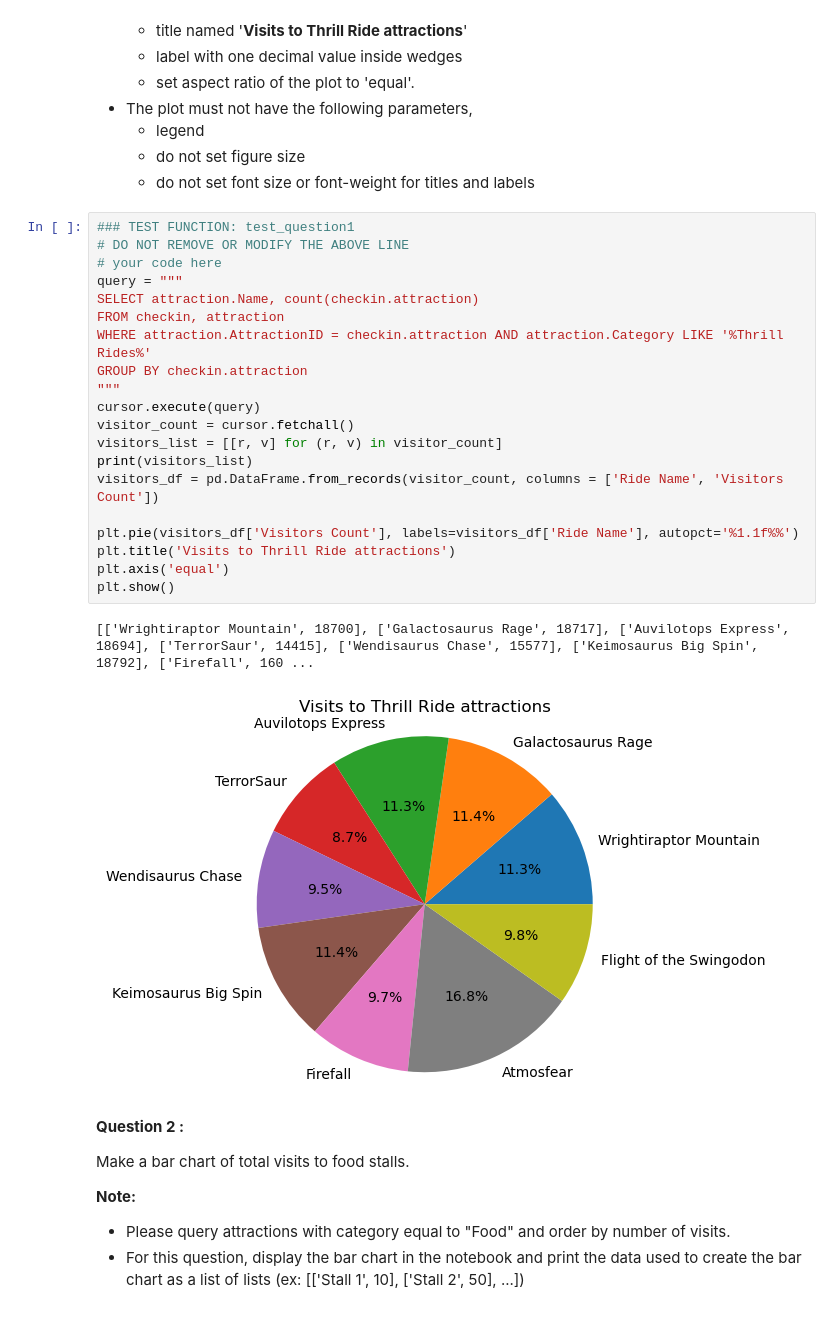
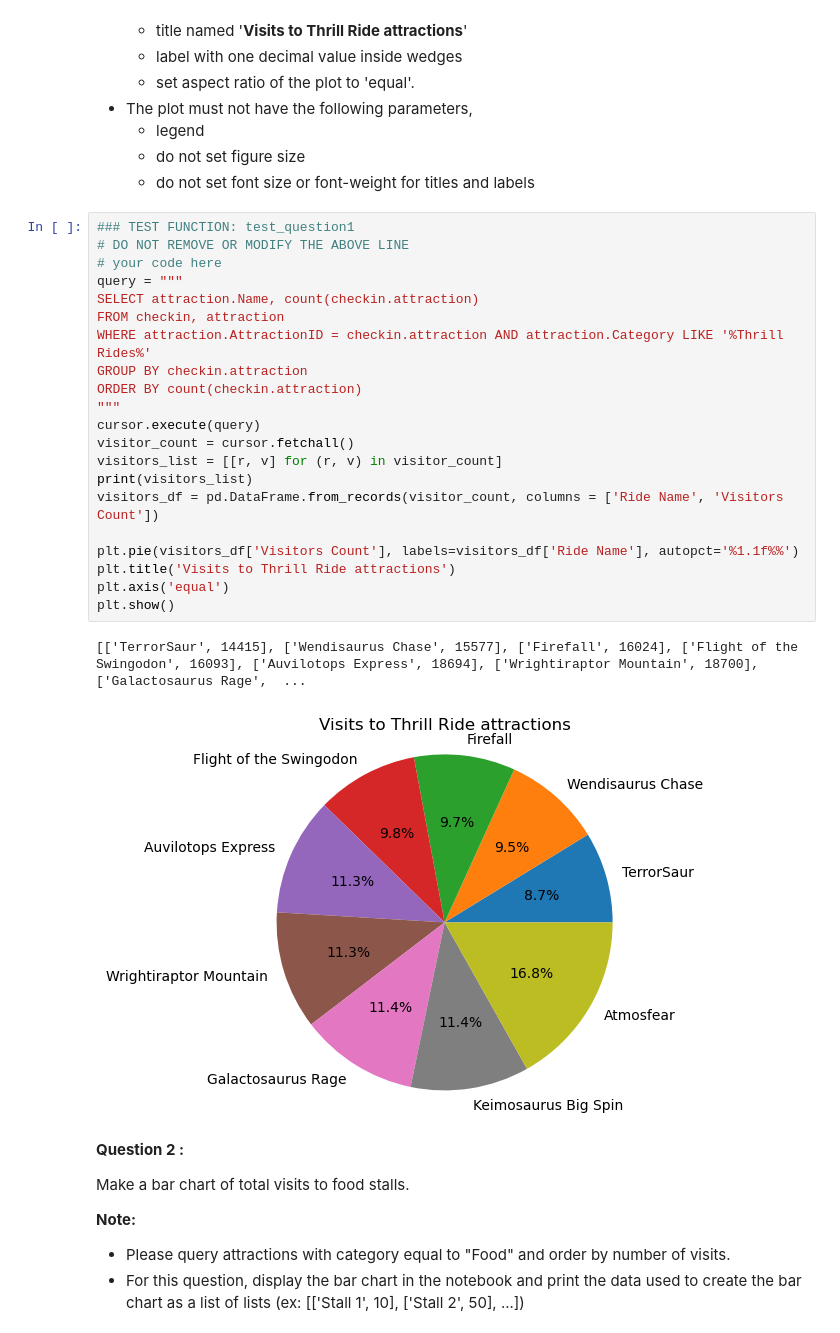
Before and after one commit to MoeAD99/CSE-578-Data-Visualization, a Jupyter notebook: Graphing Dino World/Assignment2.ipynb, the cells around one changed output. Cells and saved outputs as stored; diff of their text form.

```diff
--- a/Graphing Dino World/Assignment2.ipynb
+++ b/Graphing Dino World/Assignment2.ipynb
@@ -44,26 +44,27 @@ Make a Pie Chart of the visits to Thrill Ride attractions.
 # %%
 ### TEST FUNCTION: test_question1
 # DO NOT REMOVE OR MODIFY THE ABOVE LINE
 # your code here
 query = """
 SELECT attraction.Name, count(checkin.attraction)
 FROM checkin, attraction
 WHERE attraction.AttractionID = checkin.attraction AND attraction.Category LIKE '%Thrill Rides%'
 GROUP BY checkin.attraction
+ORDER BY count(checkin.attraction)
 """
 cursor.execute(query)
 visitor_count = cursor.fetchall()
 visitors_list = [[r, v] for (r, v) in visitor_count]
 print(visitors_list)
 visitors_df = pd.DataFrame.from_records(visitor_count, columns = ['Ride Name', 'Visitors Count'])
 
 plt.pie(visitors_df['Visitors Count'], labels=visitors_df['Ride Name'], autopct='%1.1f%%')
 plt.title('Visits to Thrill Ride attractions')
 plt.axis('equal')
 plt.show()
 # %% [output]
-[['Wrightiraptor Mountain', 18700], ['Galactosaurus Rage', 18717], ['Auvilotops Express', 18694], ['TerrorSaur', 14415], ['Wendisaurus Chase', 15577], ['Keimosaurus Big Spin', 18792], ['Firefall', 160 ...
+[['TerrorSaur', 14415], ['Wendisaurus Chase', 15577], ['Firefall', 16024], ['Flight of the Swingodon', 16093], ['Auvilotops Express', 18694], ['Wrightiraptor Mountain', 18700], ['Galactosaurus Rage',  ...
-[figure, old version]
+[figure, new version]
 # %% [markdown]
 **Question 2 :**
 
```
Also changed, not shown: parts of 3 cells of this notebook.
